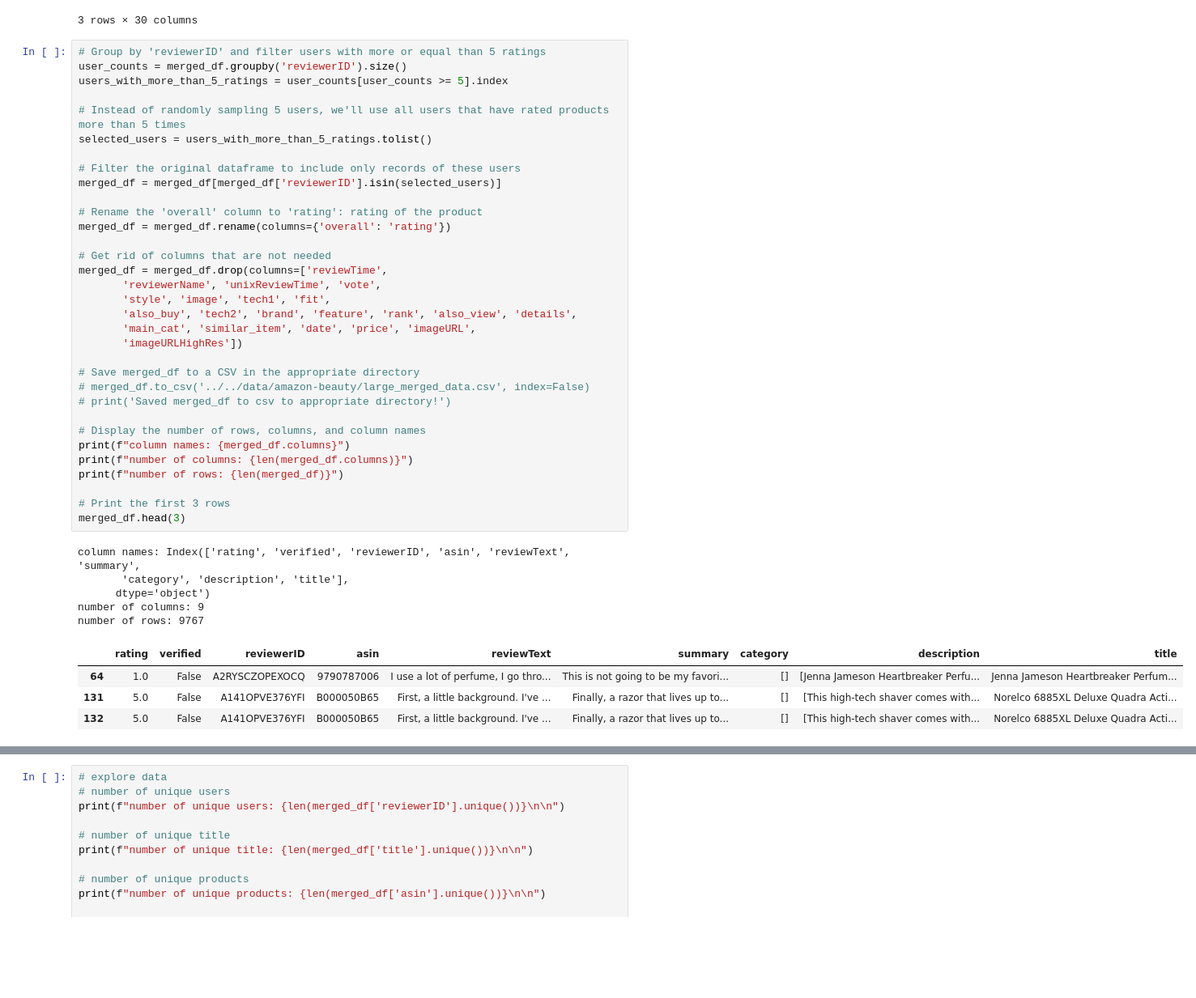
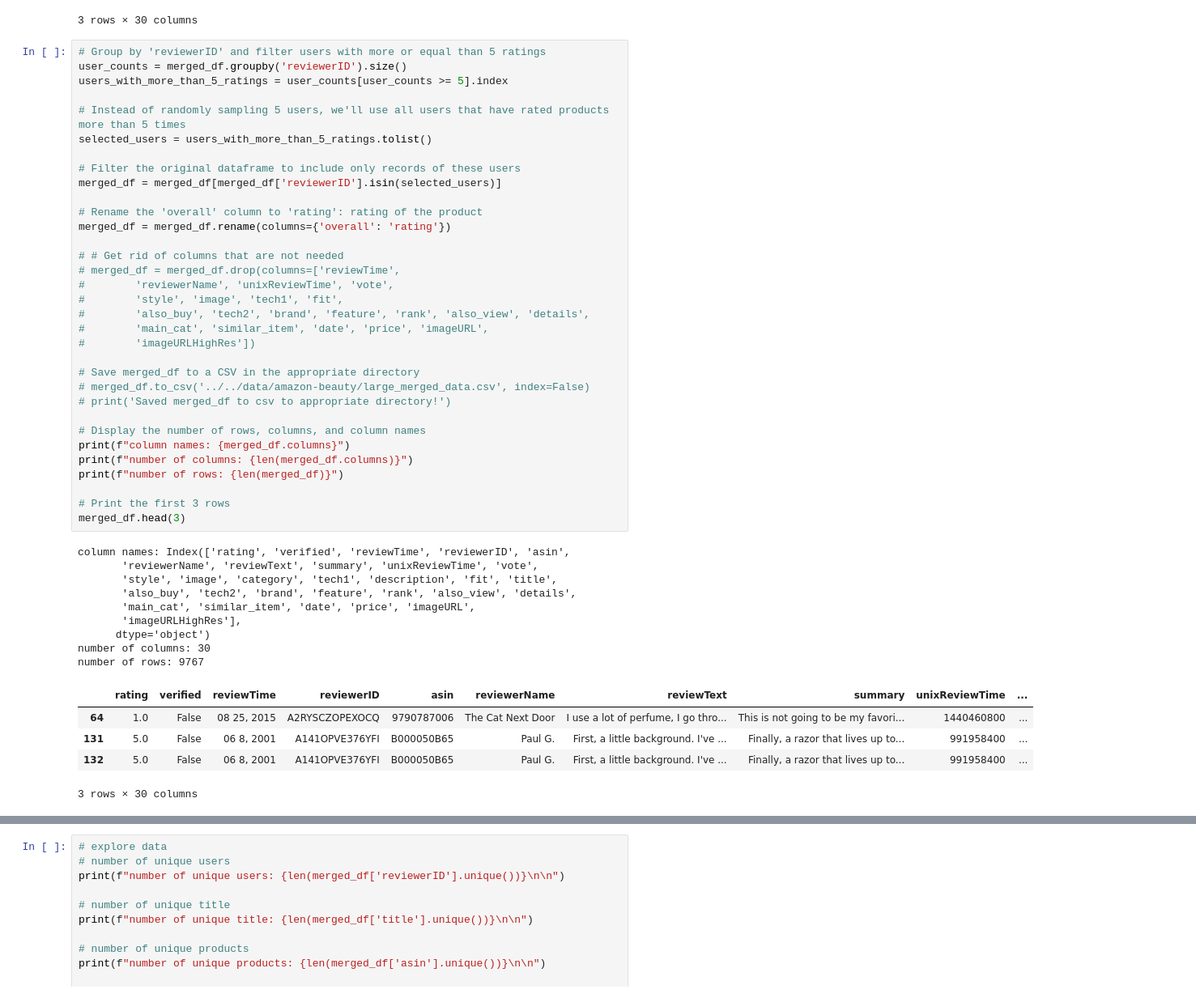
Before and after one commit to tnathu-ai/recommender-system-openAI, a Jupyter notebook: rec-sys/notebook/large_amazon_data/parse_and_clean_data.ipynb, the cells around one changed output, grey strips where cells are left out. Shown: that part at 81% size. Cells and saved outputs as stored; diff of their text form; blank space fills up the shorter version.

```diff
--- a/rec-sys/notebook/large_amazon_data/parse_and_clean_data.ipynb
+++ b/rec-sys/notebook/large_amazon_data/parse_and_clean_data.ipynb
@@ -106,46 +108,51 @@ number of unique ratings: 5 and their values: [5. 4. 1. 3. 2.]
 # %%
 # Group by 'reviewerID' and filter users with more or equal than 5 ratings
 user_counts = merged_df.groupby('reviewerID').size()
 users_with_more_than_5_ratings = user_counts[user_counts >= 5].index
 
 # Instead of randomly sampling 5 users, we'll use all users that have rated products more than 5 times
 selected_users = users_with_more_than_5_ratings.tolist()
 
 # Filter the original dataframe to include only records of these users
 merged_df = merged_df[merged_df['reviewerID'].isin(selected_users)]
 
 # Rename the 'overall' column to 'rating': rating of the product
 merged_df = merged_df.rename(columns={'overall': 'rating'})
 
-# Get rid of columns that are not needed
-merged_df = merged_df.drop(columns=['reviewTime',
-       'reviewerName', 'unixReviewTime', 'vote',
-       'style', 'image', 'tech1', 'fit',
-       'also_buy', 'tech2', 'brand', 'feature', 'rank', 'also_view', 'details',
-       'main_cat', 'similar_item', 'date', 'price', 'imageURL',
-       'imageURLHighRes'])
+# # Get rid of columns that are not needed
+# merged_df = merged_df.drop(columns=['reviewTime',
+#        'reviewerName', 'unixReviewTime', 'vote',
+#        'style', 'image', 'tech1', 'fit',
+#        'also_buy', 'tech2', 'brand', 'feature', 'rank', 'also_view', 'details',
+#        'main_cat', 'similar_item', 'date', 'price', 'imageURL',
+#        'imageURLHighRes'])
 
 # Save merged_df to a CSV in the appropriate directory
 # merged_df.to_csv('../../data/amazon-beauty/large_merged_data.csv', index=False)
 # print('Saved merged_df to csv to appropriate directory!')
 
 # Display the number of rows, columns, and column names
 print(f"column names: {merged_df.columns}")
 print(f"number of columns: {len(merged_df.columns)}")
 print(f"number of rows: {len(merged_df)}")
 
 # Print the first 3 rows
 merged_df.head(3)
 # %% [output]
-column names: Index(['rating', 'verified', 'reviewerID', 'asin', 'reviewText', 'summary',
-       'category', 'description', 'title'],
+column names: Index(['rating', 'verified', 'reviewTime', 'reviewerID', 'asin',
+       'reviewerName', 'reviewText', 'summary', 'unixReviewTime', 'vote',
+       'style', 'image', 'category', 'tech1', 'description', 'fit', 'title',
+       'also_buy', 'tech2', 'brand', 'feature', 'rank', 'also_view', 'details',
+       'main_cat', 'similar_item', 'date', 'price', 'imageURL',
+       'imageURLHighRes'],
       dtype='object')
-number of columns: 9
+number of columns: 30
 number of rows: 9767
-|  | rating | verified | reviewerID | asin | reviewText | summary | category | description | title |
-| 64 | 1.0 | False | A2RYSCZOPEXOCQ | 9790787006 | I use a lot of perfume, I go thro... | This is not going to be my favori... | [] | [Jenna Jameson Heartbreaker Perfu... | Jenna Jameson Heartbreaker Perfum... |
-| 131 | 5.0 | False | A141OPVE376YFI | B000050B65 | First, a little background. I've ... | Finally, a razor that lives up to... | [] | [This high-tech shaver comes with... | Norelco 6885XL Deluxe Quadra Acti... |
-| 132 | 5.0 | False | A141OPVE376YFI | B000050B65 | First, a little background. I've ... | Finally, a razor that lives up to... | [] | [This high-tech shaver comes with... | Norelco 6885XL Deluxe Quadra Acti... |
+|  | rating | verified | reviewTime | reviewerID | asin | reviewerName | reviewText | summary | unixReviewTime | ... |
+| 64 | 1.0 | False | 08 25, 2015 | A2RYSCZOPEXOCQ | 9790787006 | The Cat Next Door | I use a lot of perfume, I go thro... | This is not going to be my favori... | 1440460800 | ... |
+| 131 | 5.0 | False | 06 8, 2001 | A141OPVE376YFI | B000050B65 | Paul G. | First, a little background. I've ... | Finally, a razor that lives up to... | 991958400 | ... |
+| 132 | 5.0 | False | 06 8, 2001 | A141OPVE376YFI | B000050B65 | Paul G. | First, a little background. I've ... | Finally, a razor that lives up to... | 991958400 | ... |
+3 rows × 30 columns
 # %%
 # explode the 'categories' column
 merged_df = merged_df.explode('category')
```
Also changed, not shown: parts of 2 cells of this notebook, 6 other files.
